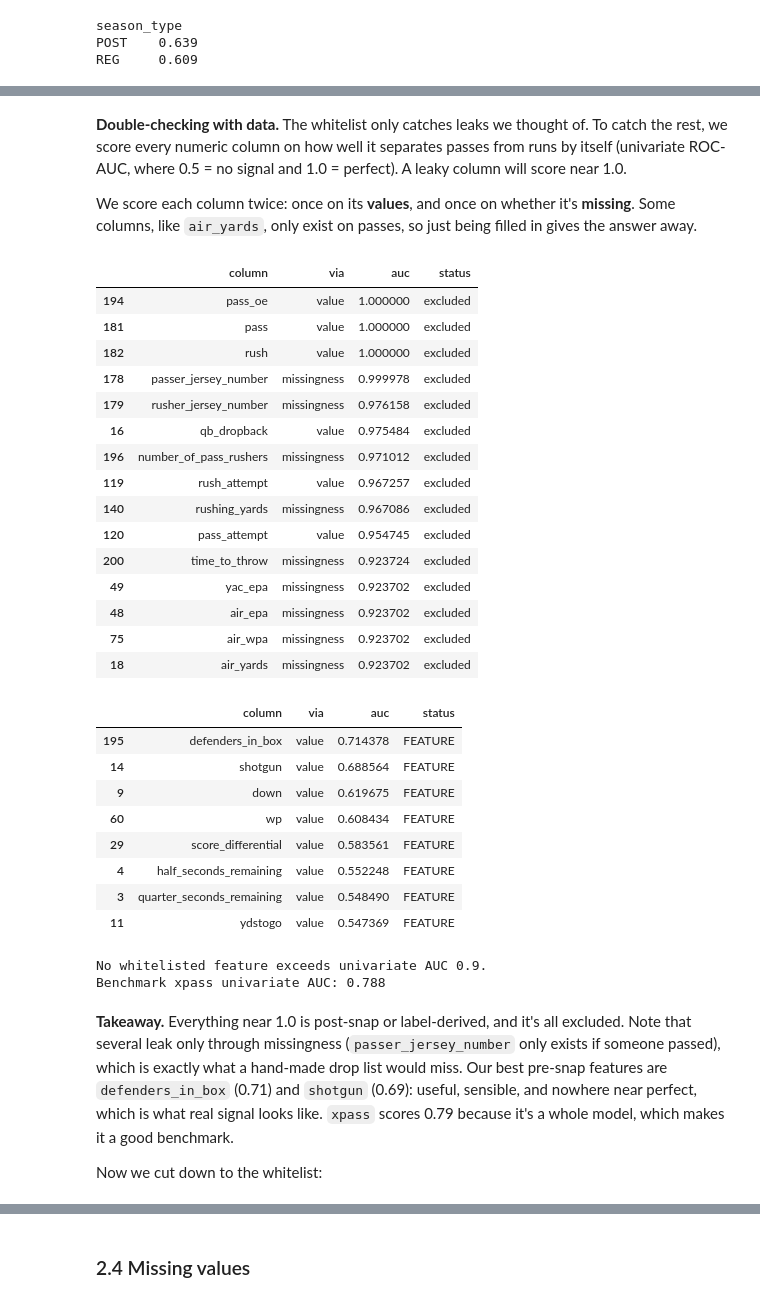
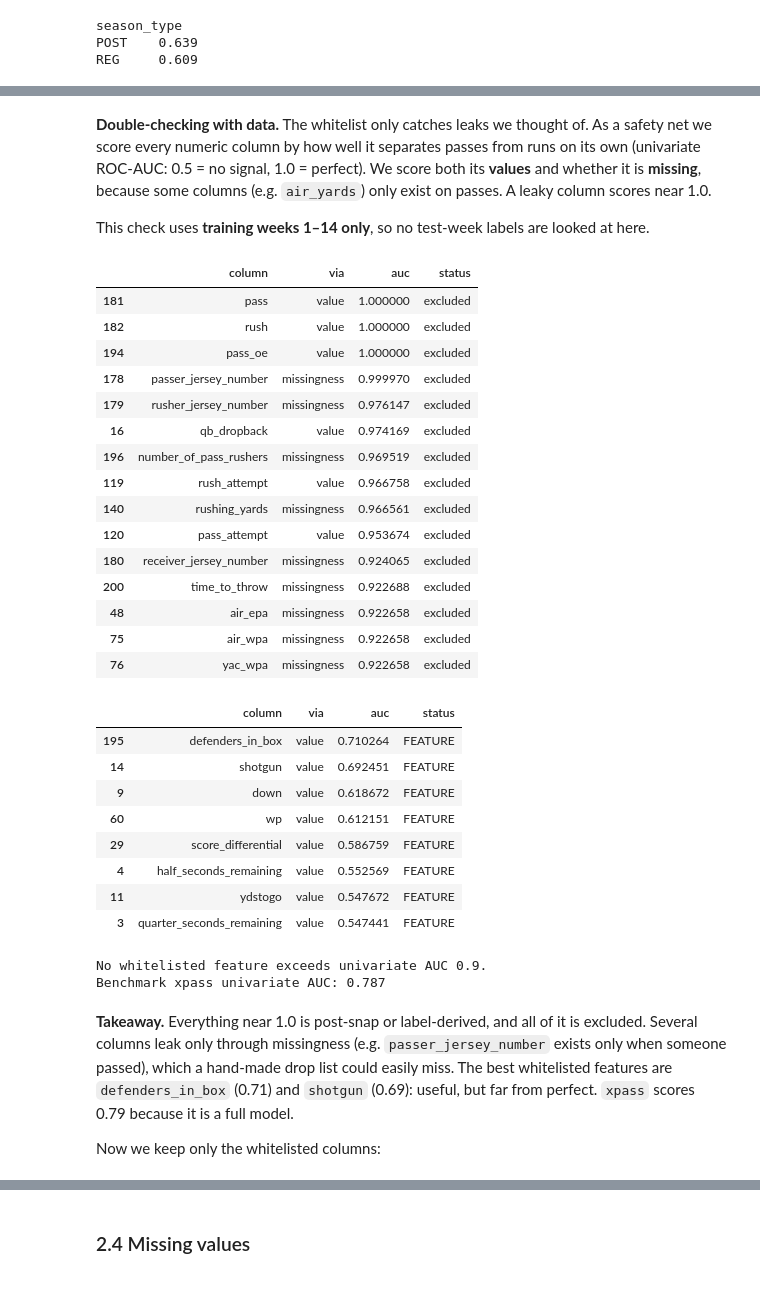
Before and after one commit to amogh240/ML-Project, a Jupyter notebook: nfl_pass_prediction.ipynb, the cells around one changed output, grey strips where cells are left out. Cells and saved outputs as stored; diff of their text form; code cells hidden in the pictures.

```diff
--- a/nfl_pass_prediction.ipynb
+++ b/nfl_pass_prediction.ipynb
@@ -211,6 +188,8 @@ QB scrambles (play_type 'run', labelled pass): 959
 # %%
 clean = clean.copy()
 clean["is_pass"] = clean["pass"].astype(int)
+# post-snap fact (a penalty wiped the play out): kept only for a sensitivity check in §7, never a feature
+clean["is_nullified"] = (clean["play_type"] == "no_play").astype(int)
 
 balance = clean["is_pass"].value_counts().rename({1: "pass", 0: "run"}).to_frame("plays")
 balance["share"] = (balance["plays"] / len(clean)).round(3)
@@ -303,47 +280,49 @@ audit = pd.DataFrame({"column": excluded, "reason": [reason_for(c) for c in excl
 | label or label-derived (pass_oe =... | 13 | desc, play_type, qb_dropback, qb_... |
 | participation post-snap (NGS) | 7 | n_offense, n_defense, time_to_thr... |
 # %% [markdown]
-**Double-checking with data.** The whitelist only catches leaks we thought of. To catch the rest, we score every numeric column on how well it separates passes from runs by itself (univariate ROC-AUC, where 0.5 = no signal and 1.0 = perfect). A leaky column will score near 1.0.
+**Double-checking with data.** The whitelist only catches leaks we thought of. As a safety net we score every numeric column by how well it separates passes from runs on its own (univariate ROC-AUC: 0.5 = no signal, 1.0 = perfect). We score both its **values** and whether it is **missing**, because some columns (e.g. `air_yards`) only exist on passes. A leaky column scores near 1.0.
 
-We score each column twice: once on its **values**, and once on whether it's **missing**. Some columns, like `air_yards`, only exist on passes, so just being filled in gives the answer away.
+This check uses **training weeks 1–14 only**, so no test-week labels are looked at here.
 # %%
 from sklearn.metrics import roc_auc_score
 
 def univariate_auc(frame: pd.DataFrame, y: pd.Series) -> pd.DataFrame:
     rows = []
     for col in frame.select_dtypes(include="number").columns:
         x = frame[col]
         scores = {}
         ok = x.notna()
         if ok.sum() > 100 and x[ok].nunique() > 1 and y[ok].nunique() > 1:
             scores["value"] = roc_auc_score(y[ok], x[ok])
         if 0 < ok.mean() < 1:
             scores["missingness"] = roc_auc_score(y, ok.astype(int))
         if scores:
             kind, auc = max(scores.items(), key=lambda kv: abs(kv[1] - 0.5))
             rows.append((col, kind, max(auc, 1 - auc)))
     return pd.DataFrame(rows, columns=["column", "via", "auc"]).sort_values("auc", ascending=False)
 
-leak_scan = univariate_auc(clean.drop(columns=[TARGET]), clean[TARGET])
+TRAIN_MAX_WEEK = 14   # weeks 15-18 + playoffs are the held-out test set (§5)
+scan_rows = clean["week"] <= TRAIN_MAX_WEEK
+leak_scan = univariate_auc(clean[scan_rows].drop(columns=[TARGET]), clean.loc[scan_rows, TARGET])
 leak_scan["status"] = np.where(leak_scan["column"].isin(FEATURE_CANDIDATES), "FEATURE", "excluded")
 leak_scan.head(15)
 # %% [output]
 |  | column | via | auc | status |
-| 194 | pass_oe | value | 1.000000 | excluded |
 | 181 | pass | value | 1.000000 | excluded |
 | 182 | rush | value | 1.000000 | excluded |
-| 178 | passer_jersey_number | missingness | 0.999978 | excluded |
-| 179 | rusher_jersey_number | missingness | 0.976158 | excluded |
-| 16 | qb_dropback | value | 0.975484 | excluded |
-| 196 | number_of_pass_rushers | missingness | 0.971012 | excluded |
-| 119 | rush_attempt | value | 0.967257 | excluded |
-| 140 | rushing_yards | missingness | 0.967086 | excluded |
-| 120 | pass_attempt | value | 0.954745 | excluded |
-| 200 | time_to_throw | missingness | 0.923724 | excluded |
-| 49 | yac_epa | missingness | 0.923702 | excluded |
-| 48 | air_epa | missingness | 0.923702 | excluded |
-| 75 | air_wpa | missingness | 0.923702 | excluded |
-| 18 | air_yards | missingness | 0.923702 | excluded |
+| 194 | pass_oe | value | 1.000000 | excluded |
+| 178 | passer_jersey_number | missingness | 0.999970 | excluded |
+| 179 | rusher_jersey_number | missingness | 0.976147 | excluded |
+| 16 | qb_dropback | value | 0.974169 | excluded |
+| 196 | number_of_pass_rushers | missingness | 0.969519 | excluded |
+| 119 | rush_attempt | value | 0.966758 | excluded |
+| 140 | rushing_yards | missingness | 0.966561 | excluded |
+| 120 | pass_attempt | value | 0.953674 | excluded |
+| 180 | receiver_jersey_number | missingness | 0.924065 | excluded |
+| 200 | time_to_throw | missingness | 0.922688 | excluded |
+| 48 | air_epa | missingness | 0.922658 | excluded |
+| 75 | air_wpa | missingness | 0.922658 | excluded |
+| 76 | yac_wpa | missingness | 0.922658 | excluded |
 # %%
 top_features = leak_scan[leak_scan["status"] == "FEATURE"].head(8)
 display(top_features)
@@ -357,20 +336,20 @@ print(f"No whitelisted feature exceeds univariate AUC {LEAK_THRESHOLD}.")
 print(f"Benchmark xpass univariate AUC: {leak_scan.set_index('column').loc['xpass', 'auc']:.3f}")
 # %% [output]
 |  | column | via | auc | status |
-| 195 | defenders_in_box | value | 0.714378 | FEATURE |
-| 14 | shotgun | value | 0.688564 | FEATURE |
-| 9 | down | value | 0.619675 | FEATURE |
-| 60 | wp | value | 0.608434 | FEATURE |
-| 29 | score_differential | value | 0.583561 | FEATURE |
-| 4 | half_seconds_remaining | value | 0.552248 | FEATURE |
-| 3 | quarter_seconds_remaining | value | 0.548490 | FEATURE |
-| 11 | ydstogo | value | 0.547369 | FEATURE |
+| 195 | defenders_in_box | value | 0.710264 | FEATURE |
+| 14 | shotgun | value | 0.692451 | FEATURE |
+| 9 | down | value | 0.618672 | FEATURE |
+| 60 | wp | value | 0.612151 | FEATURE |
+| 29 | score_differential | value | 0.586759 | FEATURE |
+| 4 | half_seconds_remaining | value | 0.552569 | FEATURE |
+| 11 | ydstogo | value | 0.547672 | FEATURE |
+| 3 | quarter_seconds_remaining | value | 0.547441 | FEATURE |
 No whitelisted feature exceeds univariate AUC 0.9.
-Benchmark xpass univariate AUC: 0.788
+Benchmark xpass univariate AUC: 0.787
 # %% [markdown]
-**Takeaway.** Everything near 1.0 is post-snap or label-derived, and it's all excluded. Note that several leak only through missingness (`passer_jersey_number` only exists if someone passed), which is exactly what a hand-made drop list would miss. Our best pre-snap features are `defenders_in_box` (0.71) and `shotgun` (0.69): useful, sensible, and nowhere near perfect, which is what real signal looks like. `xpass` scores 0.79 because it's a whole model, which makes it a good benchmark.
+**Takeaway.** Everything near 1.0 is post-snap or label-derived, and all of it is excluded. Several columns leak only through missingness (e.g. `passer_jersey_number` exists only when someone passed), which a hand-made drop list could easily miss. The best whitelisted features are `defenders_in_box` (0.71) and `shotgun` (0.69): useful, but far from perfect. `xpass` scores 0.79 because it is a full model.
 
-Now we cut down to the whitelist:
+Now we keep only the whitelisted columns:
 # %%
 clean = clean[KEEP].reset_index(drop=True)
 print(clean.shape)
```
Also changed, not shown: parts of 120 cells of this notebook, 4 other files.
